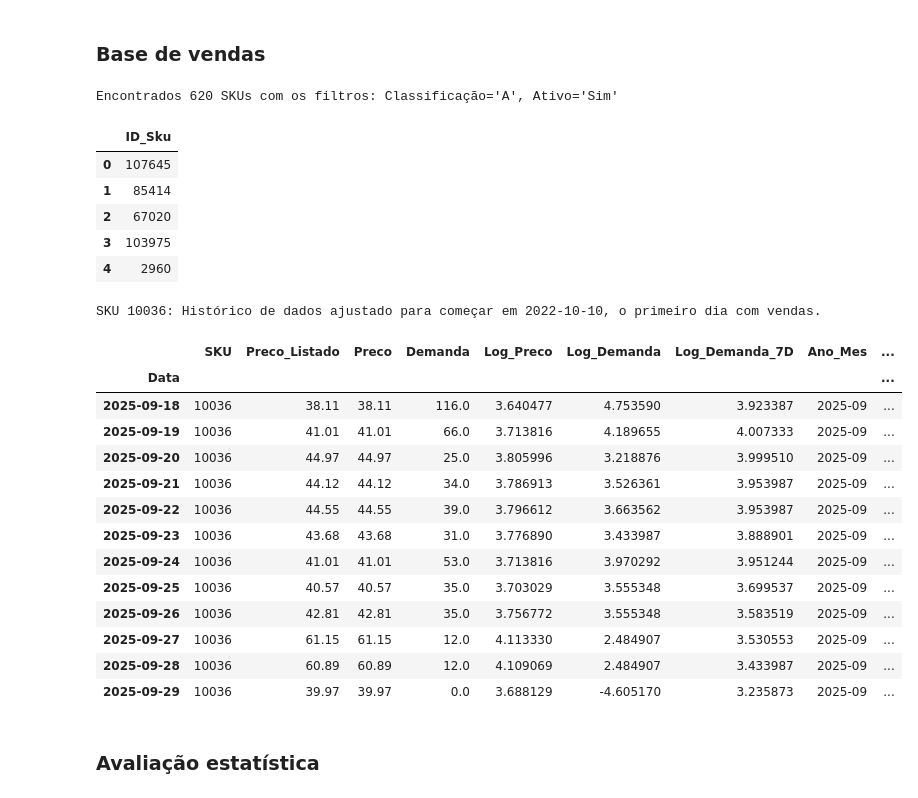
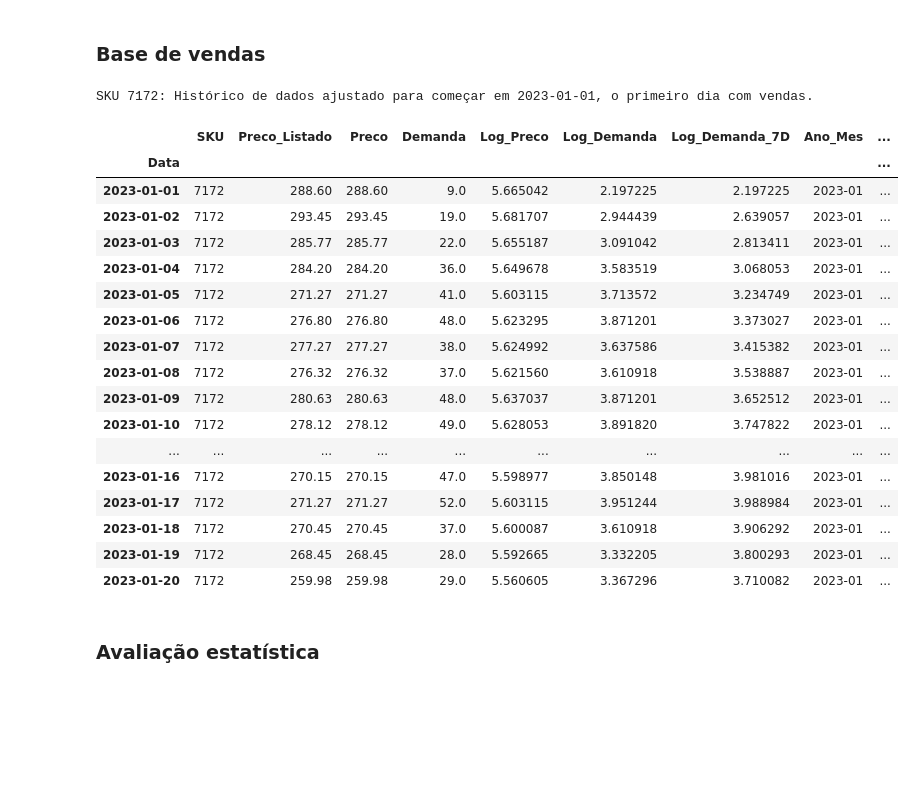
Before and after one commit to saisqlol/Forecast-vendas-e-elasticidade, a Jupyter notebook: Modelo/Modelo.ipynb, the cells around one changed output. Saved outputs shown, nothing was run; the diff lists cells and outputs as text; code cells hidden in the pictures; blank space fills up the shorter version.

```diff
--- a/Modelo/Modelo.ipynb
+++ b/Modelo/Modelo.ipynb
@@ -12,43 +12,36 @@ if project_root not in sys.path:
     sys.path.append(project_root)
 from Functions.FNC_Pro import lista_produtos, configurar_credenciais_bq, Base_venda
 # %%
-SKU = '10036'
+SKU = '7172'
 # %% [markdown]
 ### Base de vendas
-# %%
-produtos = lista_produtos('G:/Drives compartilhados/Planilha de Impostos/BI/Planilha com Impostos.xlsm',Classificacao='A', Ativo='Sim')
-produtos.head()
-# %% [output]
-Encontrados 620 SKUs com os filtros: Classificação='A', Ativo='Sim'
-|  | ID_Sku |
-| 0 | 107645 |
-| 1 | 85414 |
-| 2 | 67020 |
-| 3 | 103975 |
-| 4 | 2960 |
 # %%
 configurar_credenciais_bq(r'G:Drives compartilhados/Bases BI/epoca-230913-b478a9a0dd4c.json')
 
 Venda = Base_venda(SKU)
 # %% [output]
-SKU 10036: Histórico de dados ajustado para começar em 2022-10-10, o primeiro dia com vendas.
+SKU 7172: Histórico de dados ajustado para começar em 2023-01-01, o primeiro dia com vendas.
 # %%
-Venda.tail(12)
+Venda.head(20)
 # %% [output]
 |  | SKU | Preco_Listado | Preco | Demanda | Log_Preco | Log_Demanda | Log_Demanda_7D | Ano_Mes | ... |
 | Data |  |  |  |  |  |  |  |  | ... |
-| 2025-09-18 | 10036 | 38.11 | 38.11 | 116.0 | 3.640477 | 4.753590 | 3.923387 | 2025-09 | ... |
-| 2025-09-19 | 10036 | 41.01 | 41.01 | 66.0 | 3.713816 | 4.189655 | 4.007333 | 2025-09 | ... |
-| 2025-09-20 | 10036 | 44.97 | 44.97 | 25.0 | 3.805996 | 3.218876 | 3.999510 | 2025-09 | ... |
-| 2025-09-21 | 10036 | 44.12 | 44.12 | 34.0 | 3.786913 | 3.526361 | 3.953987 | 2025-09 | ... |
-| 2025-09-22 | 10036 | 44.55 | 44.55 | 39.0 | 3.796612 | 3.663562 | 3.953987 | 2025-09 | ... |
-| 2025-09-23 | 10036 | 43.68 | 43.68 | 31.0 | 3.776890 | 3.433987 | 3.888901 | 2025-09 | ... |
-| 2025-09-24 | 10036 | 41.01 | 41.01 | 53.0 | 3.713816 | 3.970292 | 3.951244 | 2025-09 | ... |
-| 2025-09-25 | 10036 | 40.57 | 40.57 | 35.0 | 3.703029 | 3.555348 | 3.699537 | 2025-09 | ... |
-| 2025-09-26 | 10036 | 42.81 | 42.81 | 35.0 | 3.756772 | 3.555348 | 3.583519 | 2025-09 | ... |
-| 2025-09-27 | 10036 | 61.15 | 61.15 | 12.0 | 4.113330 | 2.484907 | 3.530553 | 2025-09 | ... |
-| 2025-09-28 | 10036 | 60.89 | 60.89 | 12.0 | 4.109069 | 2.484907 | 3.433987 | 2025-09 | ... |
-| 2025-09-29 | 10036 | 39.97 | 39.97 | 0.0 | 3.688129 | -4.605170 | 3.235873 | 2025-09 | ... |
+| 2023-01-01 | 7172 | 288.60 | 288.60 | 9.0 | 5.665042 | 2.197225 | 2.197225 | 2023-01 | ... |
+| 2023-01-02 | 7172 | 293.45 | 293.45 | 19.0 | 5.681707 | 2.944439 | 2.639057 | 2023-01 | ... |
+| 2023-01-03 | 7172 | 285.77 | 285.77 | 22.0 | 5.655187 | 3.091042 | 2.813411 | 2023-01 | ... |
+| 2023-01-04 | 7172 | 284.20 | 284.20 | 36.0 | 5.649678 | 3.583519 | 3.068053 | 2023-01 | ... |
+| 2023-01-05 | 7172 | 271.27 | 271.27 | 41.0 | 5.603115 | 3.713572 | 3.234749 | 2023-01 | ... |
+| 2023-01-06 | 7172 | 276.80 | 276.80 | 48.0 | 5.623295 | 3.871201 | 3.373027 | 2023-01 | ... |
+| 2023-01-07 | 7172 | 277.27 | 277.27 | 38.0 | 5.624992 | 3.637586 | 3.415382 | 2023-01 | ... |
+| 2023-01-08 | 7172 | 276.32 | 276.32 | 37.0 | 5.621560 | 3.610918 | 3.538887 | 2023-01 | ... |
+| 2023-01-09 | 7172 | 280.63 | 280.63 | 48.0 | 5.637037 | 3.871201 | 3.652512 | 2023-01 | ... |
+| 2023-01-10 | 7172 | 278.12 | 278.12 | 49.0 | 5.628053 | 3.891820 | 3.747822 | 2023-01 | ... |
+| ... | ... | ... | ... | ... | ... | ... | ... | ... | ... |
+| 2023-01-16 | 7172 | 270.15 | 270.15 | 47.0 | 5.598977 | 3.850148 | 3.981016 | 2023-01 | ... |
+| 2023-01-17 | 7172 | 271.27 | 271.27 | 52.0 | 5.603115 | 3.951244 | 3.988984 | 2023-01 | ... |
+| 2023-01-18 | 7172 | 270.45 | 270.45 | 37.0 | 5.600087 | 3.610918 | 3.906292 | 2023-01 | ... |
+| 2023-01-19 | 7172 | 268.45 | 268.45 | 28.0 | 5.592665 | 3.332205 | 3.800293 | 2023-01 | ... |
+| 2023-01-20 | 7172 | 259.98 | 259.98 | 29.0 | 5.560605 | 3.367296 | 3.710082 | 2023-01 | ... |
 # %% [markdown]
 ### Avaliação estatística
 # %%
```
Also changed, not shown: parts of 9 cells of this notebook, 34 other files.
